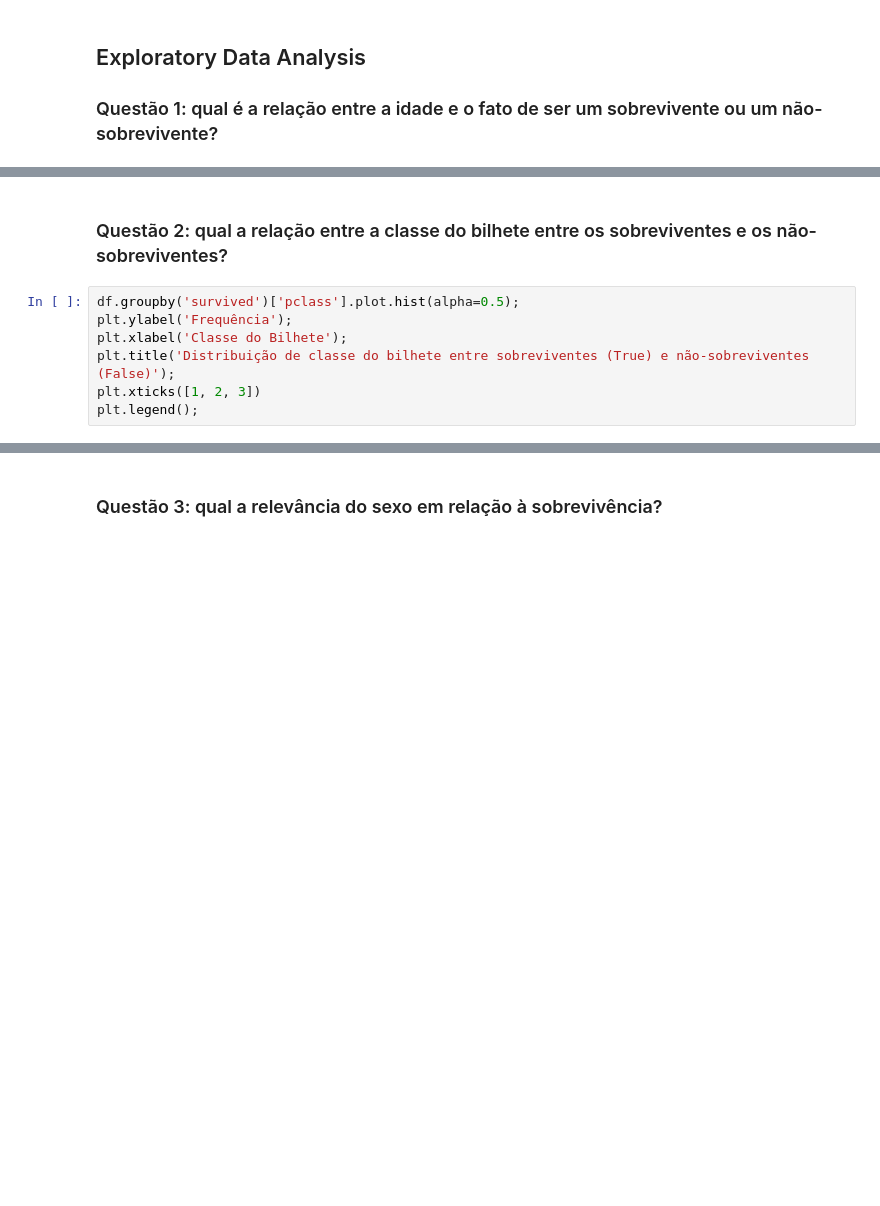
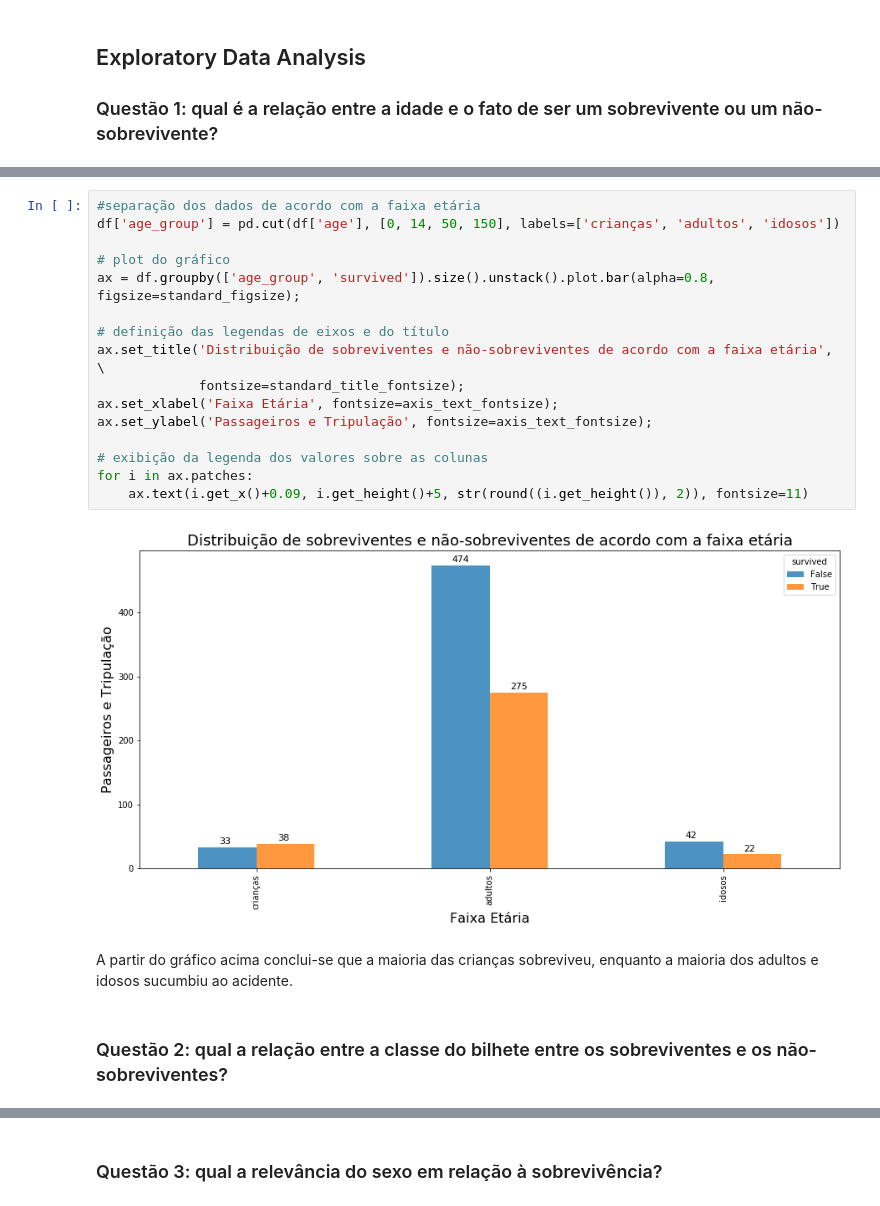
Before and after one commit to andersonmatheus/udacity-fds1-project_2, a Jupyter notebook: Project 2.ipynb, the cells around one changed output, grey strips where cells are left out. Saved outputs shown, nothing was run; the diff lists cells and outputs as text; blank space fills up the shorter version.

```diff
--- a/Project 2.ipynb
+++ b/Project 2.ipynb
@@ -145,10 +227,23 @@ O histograma acima evidencia o fato de que tanto o grupo de sobreviventes quanto
+# %%
+#separação dos dados de acordo com a faixa etária
+df['age_group'] = pd.cut(df['age'], [0, 14, 50, 150], labels=['crianças', 'adultos', 'idosos'])
+
+# plot do gráfico
+ax = df.groupby(['age_group', 'survived']).size().unstack().plot.bar(alpha=0.8, figsize=standard_figsize);
+
+# definição das legendas de eixos e do título
+ax.set_title('Distribuição de sobreviventes e não-sobreviventes de acordo com a faixa etária', \
+             fontsize=standard_title_fontsize);
+ax.set_xlabel('Faixa Etária', fontsize=axis_text_fontsize);
+ax.set_ylabel('Passageiros e Tripulação', fontsize=axis_text_fontsize);
+
+# exibição da legenda dos valores sobre as colunas
+for i in ax.patches:
+    ax.text(i.get_x()+0.09, i.get_height()+5, str(round((i.get_height()), 2)), fontsize=11)
+# %% [output]
+[figure, added]
+# %% [markdown]
+A partir do gráfico acima conclui-se que a maioria das crianças sobreviveu, enquanto a maioria dos adultos e idosos sucumbiu ao acidente.
 # %% [markdown]
 <a id="question_2"></a>
 ### Questão 2: qual a relação entre a classe do bilhete entre os sobreviventes e os não-sobreviventes?
-# %%
-df.groupby('survived')['pclass'].plot.hist(alpha=0.5);
-plt.ylabel('Frequência');
-plt.xlabel('Classe do Bilhete');
-plt.title('Distribuição de classe do bilhete entre sobreviventes (True) e não-sobreviventes (False)');
-plt.xticks([1, 2, 3])
-plt.legend();
```
Also changed, not shown: parts of 21 cells of this notebook, 4 other files.
